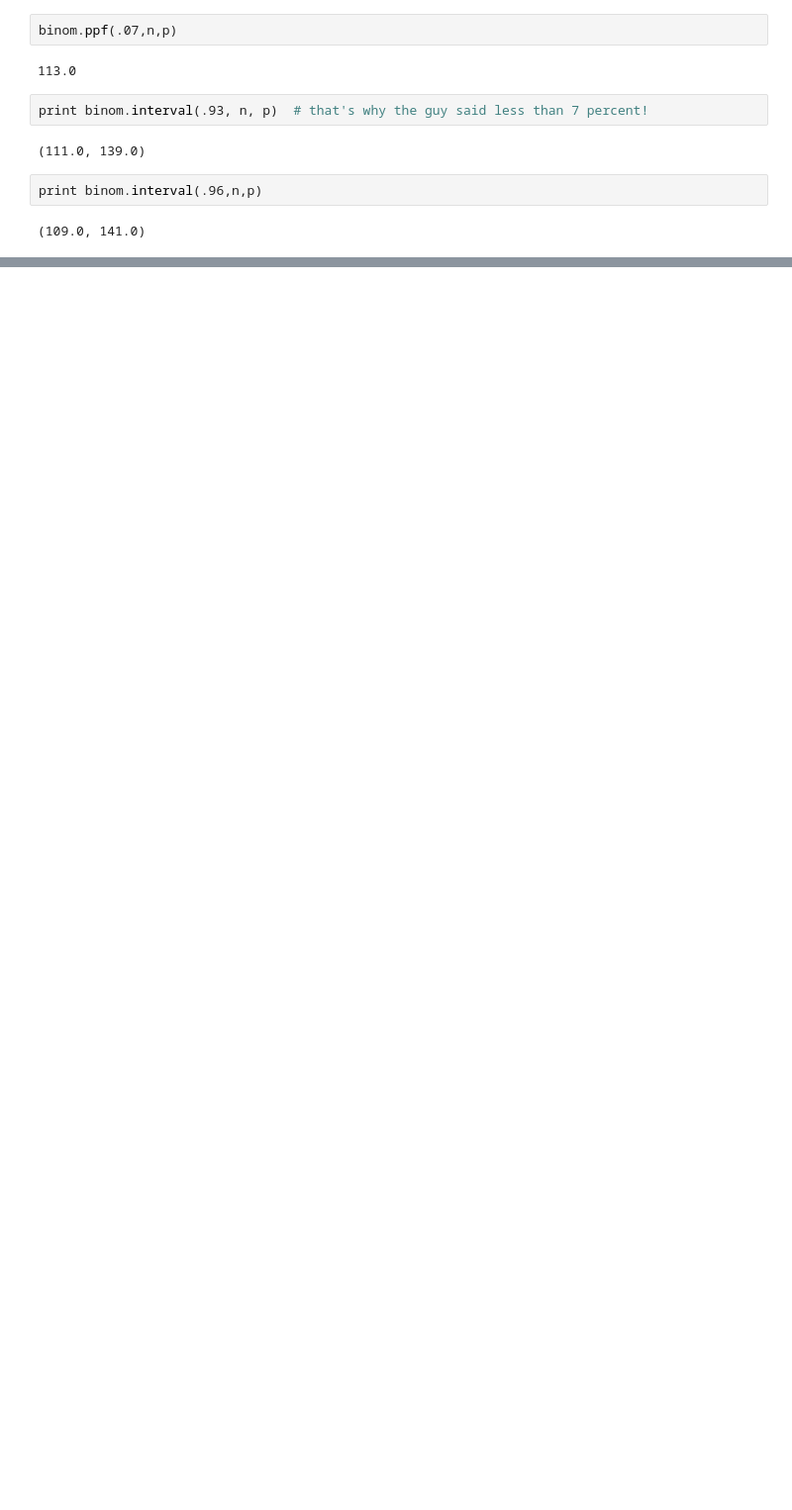
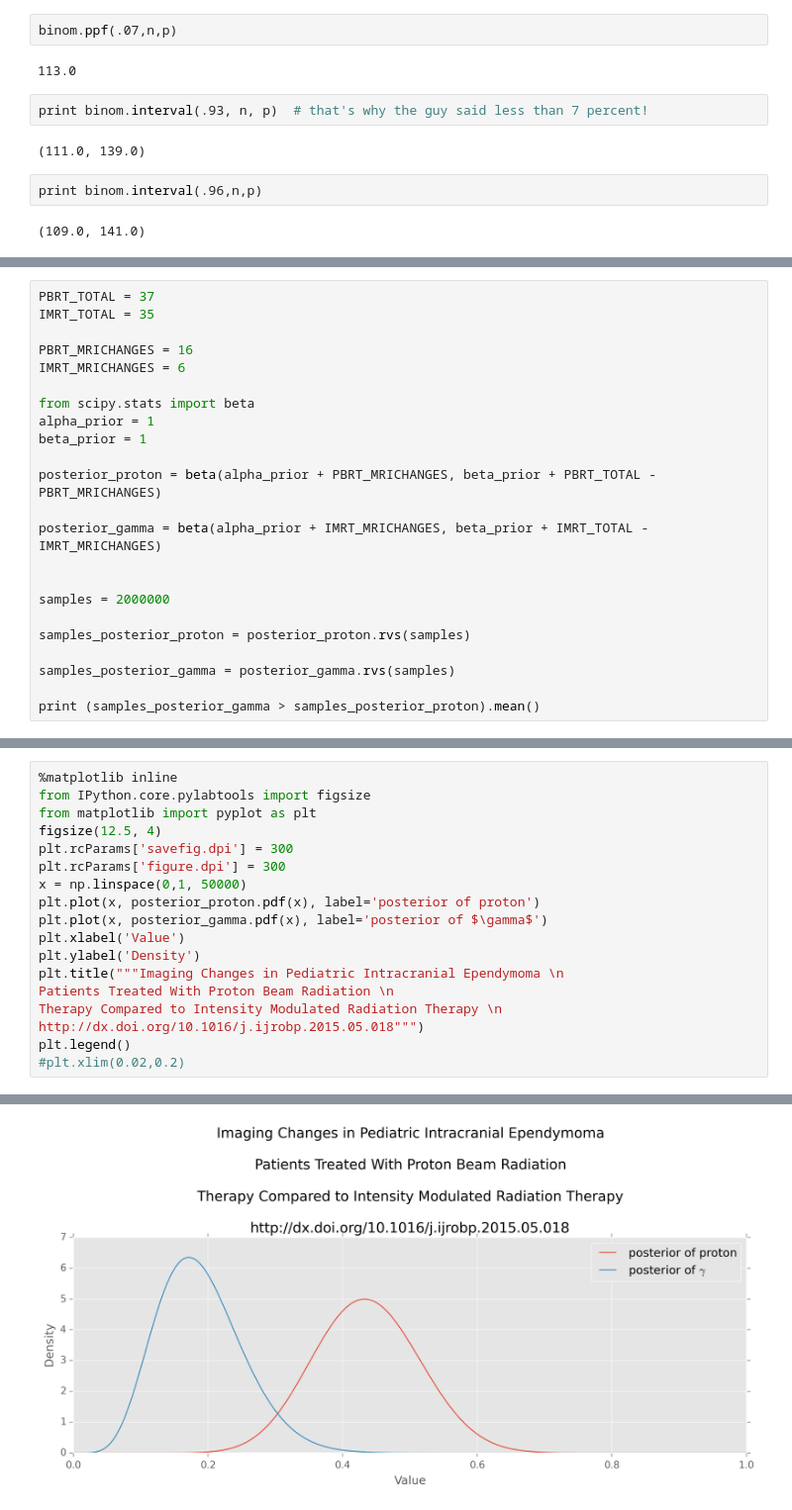
Before and after one commit to doolingdavid/Probabilistic-Programming-and-Bayesian-Methods-for-Hackers, a Jupyter notebook: ClinicalTrialExample.ipynb, the cells around one changed output, grey strips where cells are left out. Shown at 99% size. Saved outputs shown, nothing was run; the diff lists cells and outputs as text; blank space fills up the shorter version.

```diff
--- a/ClinicalTrialExample.ipynb
+++ b/ClinicalTrialExample.ipynb
@@ -923,0 +393,23 @@ print binom.interval(.96,n,p)
+# %%
+PBRT_TOTAL = 37
+IMRT_TOTAL = 35
+
+PBRT_MRICHANGES = 16
+IMRT_MRICHANGES = 6
+
+from scipy.stats import beta
+alpha_prior = 1
+beta_prior = 1
+
+posterior_proton = beta(alpha_prior + PBRT_MRICHANGES, beta_prior + PBRT_TOTAL - PBRT_MRICHANGES)
+
+posterior_gamma = beta(alpha_prior + IMRT_MRICHANGES, beta_prior + IMRT_TOTAL - IMRT_MRICHANGES)
+
+
+samples = 2000000
+
+samples_posterior_proton = posterior_proton.rvs(samples)
+
+samples_posterior_gamma = posterior_gamma.rvs(samples)
+
+print (samples_posterior_gamma > samples_posterior_proton).mean()
@@ -923,0 +420,19 @@ print binom.interval(.96,n,p)
+# %%
+%matplotlib inline
+from IPython.core.pylabtools import figsize
+from matplotlib import pyplot as plt
+figsize(12.5, 4)
+plt.rcParams['savefig.dpi'] = 300
+plt.rcParams['figure.dpi'] = 300
+x = np.linspace(0,1, 50000)
+plt.plot(x, posterior_proton.pdf(x), label='posterior of proton')
+plt.plot(x, posterior_gamma.pdf(x), label='posterior of $\gamma$')
+plt.xlabel('Value')
+plt.ylabel('Density')
+plt.title("""Imaging Changes in Pediatric Intracranial Ependymoma \n
+Patients Treated With Proton Beam Radiation \n
+Therapy Compared to Intensity Modulated Radiation Therapy \n
+http://dx.doi.org/10.1016/j.ijrobp.2015.05.018""")
+plt.legend()
+#plt.xlim(0.02,0.2)
+# %% [output]
@@ -923,0 +440 @@ print binom.interval(.96,n,p)
+[figure, added]
```
Also changed, not shown: parts of 26 cells of this notebook, 1 other file.
